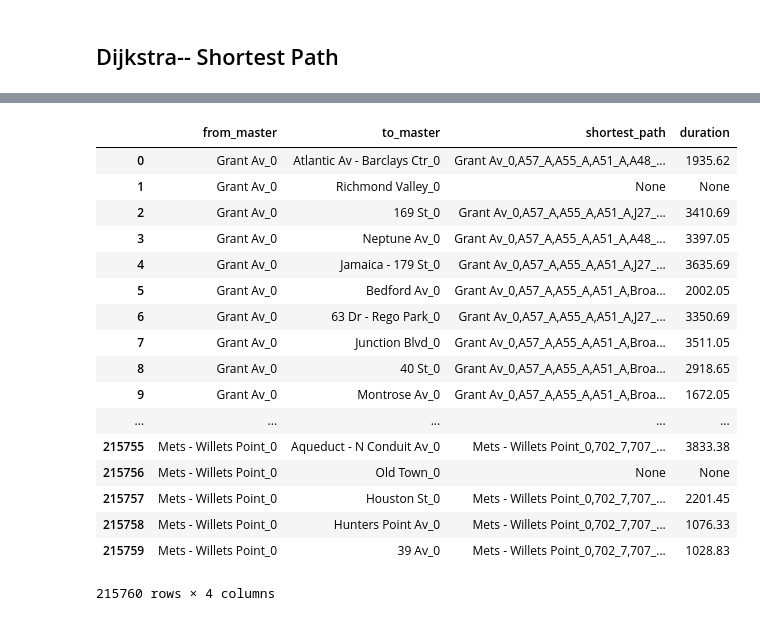
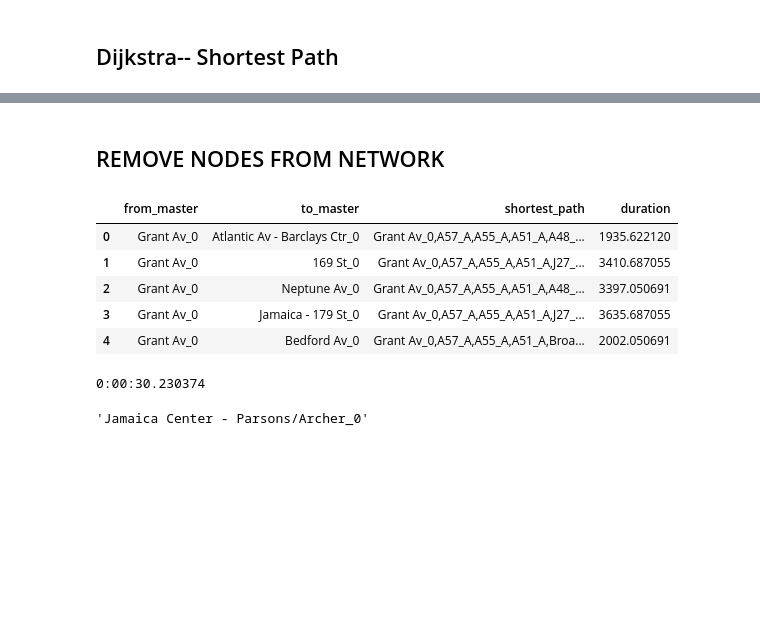
Before and after one commit to yuanviola/nyc_subway_network, a Jupyter notebook: network_by_line_and_station.ipynb, the cells around one changed output, grey strips where cells are left out. Cells and saved outputs as stored; diff of their text form; code cells hidden in the pictures; blank space fills up the shorter version.

```diff
--- a/network_by_line_and_station.ipynb
+++ b/network_by_line_and_station.ipynb
@@ -398,23 +396,17 @@ len(master_nodes)*(len(master_nodes)-1)
-# %%
-whole_network
-# %% [output]
-|  | from_master | to_master | shortest_path | duration |
-| 0 | Grant Av_0 | Atlantic Av - Barclays Ctr_0 | Grant Av_0,A57_A,A55_A,A51_A,A48_... | 1935.62 |
-| 1 | Grant Av_0 | Richmond Valley_0 | None | None |
-| 2 | Grant Av_0 | 169 St_0 | Grant Av_0,A57_A,A55_A,A51_A,J27_... | 3410.69 |
-| 3 | Grant Av_0 | Neptune Av_0 | Grant Av_0,A57_A,A55_A,A51_A,A48_... | 3397.05 |
-| 4 | Grant Av_0 | Jamaica - 179 St_0 | Grant Av_0,A57_A,A55_A,A51_A,J27_... | 3635.69 |
-| 5 | Grant Av_0 | Bedford Av_0 | Grant Av_0,A57_A,A55_A,A51_A,Broa... | 2002.05 |
-| 6 | Grant Av_0 | 63 Dr - Rego Park_0 | Grant Av_0,A57_A,A55_A,A51_A,J27_... | 3350.69 |
-| 7 | Grant Av_0 | Junction Blvd_0 | Grant Av_0,A57_A,A55_A,A51_A,Broa... | 3511.05 |
-| 8 | Grant Av_0 | 40 St_0 | Grant Av_0,A57_A,A55_A,A51_A,Broa... | 2918.65 |
-| 9 | Grant Av_0 | Montrose Av_0 | Grant Av_0,A57_A,A55_A,A51_A,Broa... | 1672.05 |
-| ... | ... | ... | ... | ... |
-| 215755 | Mets - Willets Point_0 | Aqueduct - N Conduit Av_0 | Mets - Willets Point_0,702_7,707_... | 3833.38 |
-| 215756 | Mets - Willets Point_0 | Old Town_0 | None | None |
-| 215757 | Mets - Willets Point_0 | Houston St_0 | Mets - Willets Point_0,702_7,707_... | 2201.45 |
-| 215758 | Mets - Willets Point_0 | Hunters Point Av_0 | Mets - Willets Point_0,702_7,707_... | 1076.33 |
-| 215759 | Mets - Willets Point_0 | 39 Av_0 | Mets - Willets Point_0,702_7,707_... | 1028.83 |
-215760 rows × 4 columns
 # %%
 whole_network.to_csv('whole_network')
+# %% [markdown]
+## REMOVE NODES FROM NETWORK
+# %%
+whole_network=pd.read_csv('whole_network',index_col=0)
+# %%
+whole_network = whole_network.dropna().reset_index(drop= True)
+# %%
+whole_network.head()
+# %% [output]
+|  | from_master | to_master | shortest_path | duration |
+| 0 | Grant Av_0 | Atlantic Av - Barclays Ctr_0 | Grant Av_0,A57_A,A55_A,A51_A,A48_... | 1935.622120 |
+| 1 | Grant Av_0 | 169 St_0 | Grant Av_0,A57_A,A55_A,A51_A,J27_... | 3410.687055 |
+| 2 | Grant Av_0 | Neptune Av_0 | Grant Av_0,A57_A,A55_A,A51_A,A48_... | 3397.050691 |
+| 3 | Grant Av_0 | Jamaica - 179 St_0 | Grant Av_0,A57_A,A55_A,A51_A,J27_... | 3635.687055 |
+| 4 | Grant Av_0 | Bedford Av_0 | Grant Av_0,A57_A,A55_A,A51_A,Broa... | 2002.050691 |
@@ -420,0 +459,13 @@ whole_network.to_csv('whole_network')
+# %%
+t1= datetime.datetime.now()
+removed_master_node= 'Grant Av_0'
+calculate_duration_2(removed_master_node)
+t2 = datetime.datetime.now()-t1
+print t2
+# %% [output]
+0:00:30.230374
+# %%
+## error raise here
+master_nodes[141]
+# %% [output]
+'Jamaica Center - Parsons/Archer_0'
```
Also changed, not shown: parts of 28 cells of this notebook.
